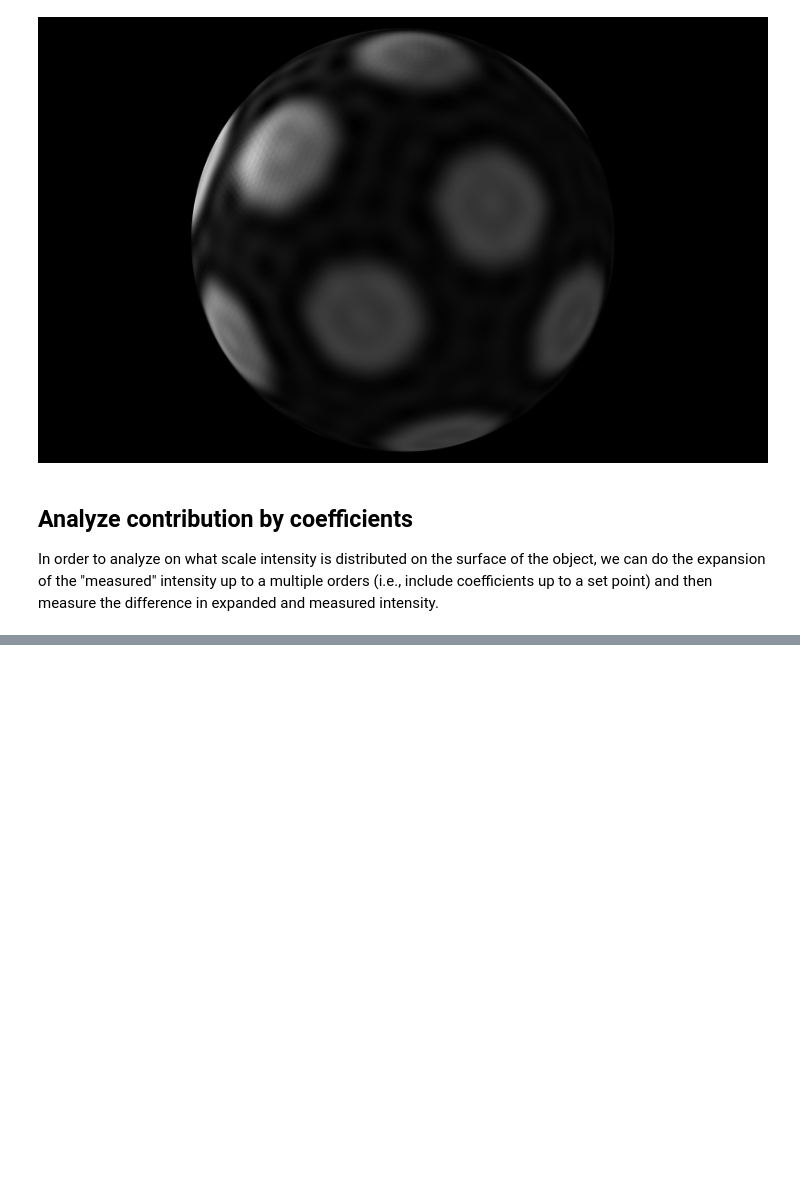
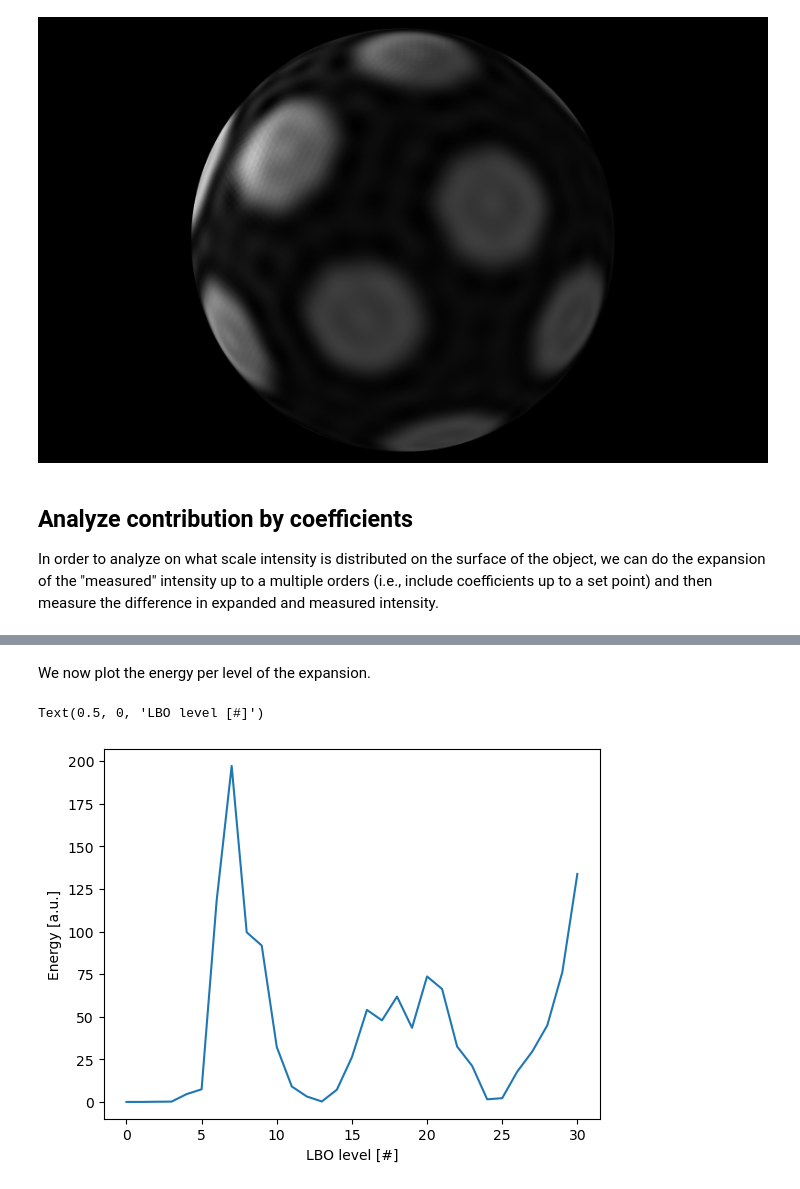
Before and after one commit to jo-mueller/napari-shape-odyssey, a Jupyter notebook: docs/notebooks/spectral_analysis/spectral_intensity_decomposition.ipynb, the cells around one changed output, grey strips where cells are left out. Drawn from its saved outputs; the diff is of its cells as text; code cells hidden in the pictures; blank space fills up the shorter version.

```diff
--- a/docs/notebooks/spectral_analysis/spectral_intensity_decomposition.ipynb
+++ b/docs/notebooks/spectral_analysis/spectral_intensity_decomposition.ipynb
@@ -64,0 +64,11 @@ energies = Expander.calculate_energy_per_level()
+# %% [markdown]
+We now plot the energy per level of the expansion.
+# %%
+fig, ax = plt.subplots()
+ax.plot(characteristics['level'], characteristics['energy'], label='energy')
+
+ax.set_ylabel('Energy [a.u.]')
+ax.set_xlabel('LBO level [#]')
+# %% [output]
+Text(0.5, 0, 'LBO level [#]')
+[figure, added]
```
Also changed, not shown: parts of 8 cells of this notebook, 1 other file.
